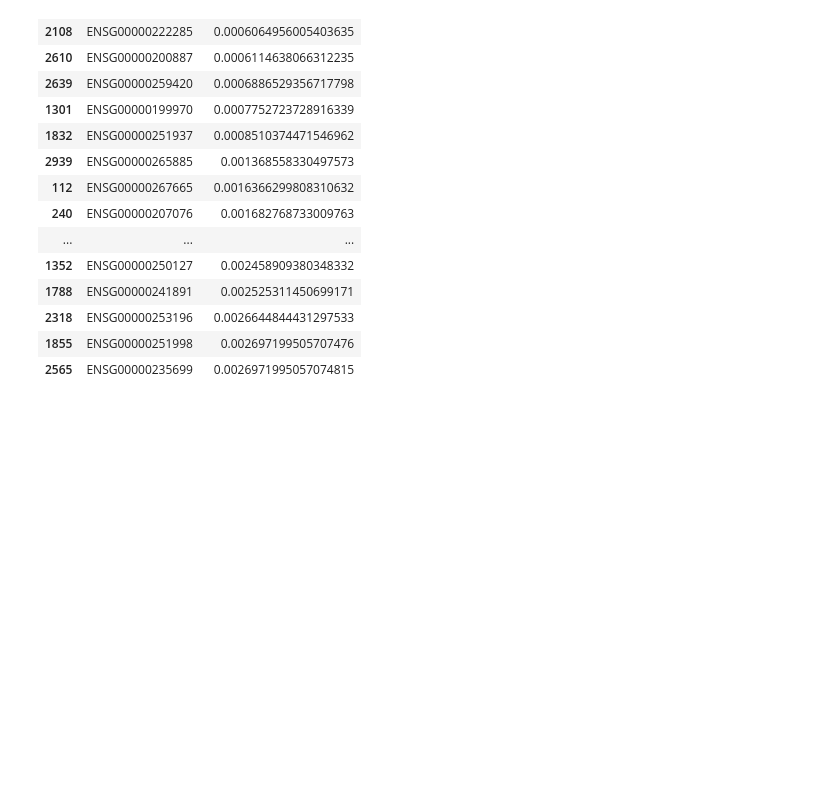
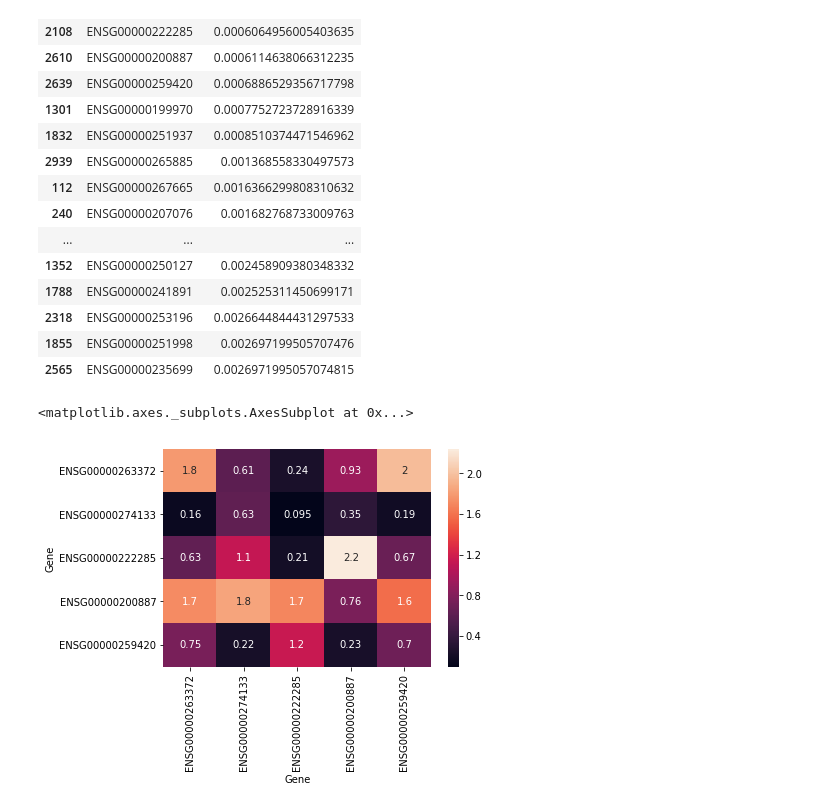
Before and after one commit to kanzabatool/Comp_genomics, a Jupyter notebook: computational_genomics.ipynb, the cells around one changed output. Drawn from its saved outputs; the diff is of its cells as text; code cells hidden in the pictures; blank space fills up the shorter version.

```diff
--- a/computational_genomics.ipynb
+++ b/computational_genomics.ipynb
@@ -560,0 +432,10 @@ top_20_Reg456.head(20)
+# %%
+
+X = top_20_Reg123.Gene.head(5)
+Y = top_20_Reg456.Gene.head(5)
+
+ht_df3 = DataFrame(abs(np.random.randn(5, 5)), index=Y, columns=Y)
+sns.heatmap(ht_df3, annot=True)
+# %% [output]
+<matplotlib.axes._subplots.AxesSubplot at 0x...>
+[figure, added]
```
Also changed, not shown: parts of 24 cells of this notebook.
